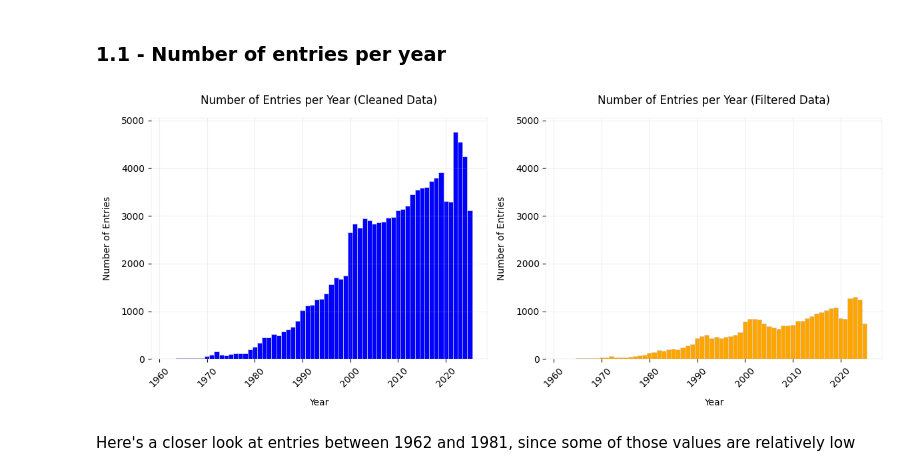
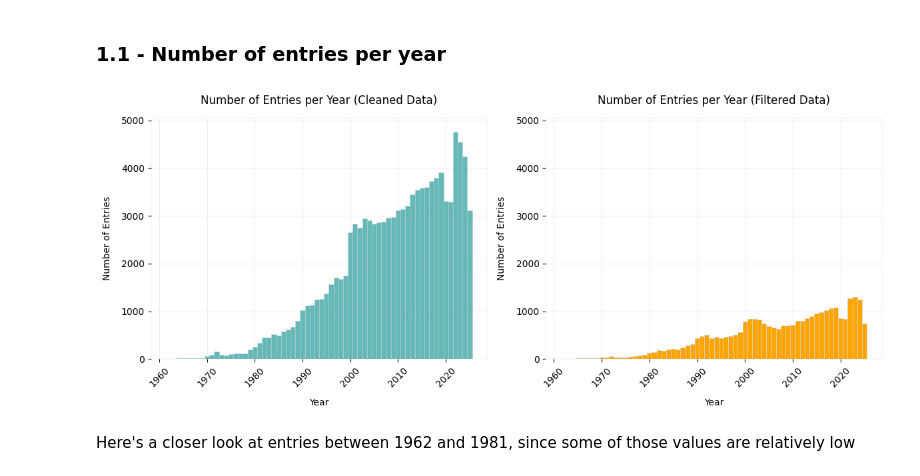
Before and after one commit to TishDuc/TishDuc.github.io, a Jupyter notebook: Displacements_Final_Project/Main_script.ipynb, the cells around one changed output. Cells and saved outputs as stored; diff of their text form; code cells hidden in the pictures.

```diff
--- a/Displacements_Final_Project/Main_script.ipynb
+++ b/Displacements_Final_Project/Main_script.ipynb
@@ -219,7 +224,8 @@ plt.hist(
         clean_data['year'].min(),
         clean_data['year'].max() + 2
     ) - 0.5,
-    color='blue',
+    color='darkcyan',
+    alpha=0.6,
     edgecolor='lightgray',
     linewidth=0.5
 )
@@ -240,34 +246,34 @@ plt.subplot(1, 2, 2)
 plt.hist(
     filtered_data['year'],
     bins=np.arange(
         filtered_data['year'].min(),
         filtered_data['year'].max() + 2
     ) - 0.5,
     color='orange',
     edgecolor='lightgray',
     linewidth=0.5
 )
 
 plt.title('Number of Entries per Year (Filtered Data)', pad=15, fontsize=12)
 plt.xlabel('Year', labelpad=10)
 plt.ylabel('Number of Entries', labelpad=10)
 plt.xticks(rotation=45)
 plt.ylim(0, max_count + 300)
 plt.margins(y=0.05)
 plt.grid(axis='x', alpha=0.2)
 plt.grid(axis='y', alpha=0.2)
 
 # change opacity of the frame
 for ax in plt.gcf().axes:
     for spine in ax.spines.values():
         spine.set_edgecolor((0, 0, 0, 0.2))  # 20% opacity
         spine.set_linewidth(0.2)
 
 plt.tight_layout()
 
 plt.show()
 # %% [output]
-[figure, old version]
+[figure, new version]
 # %% [markdown]
 Here's a closer look at entries between 1962 and 1981, since some of those values are relatively low
 # %%
```
Also changed, not shown: parts of 7 cells of this notebook, 6 other files.
